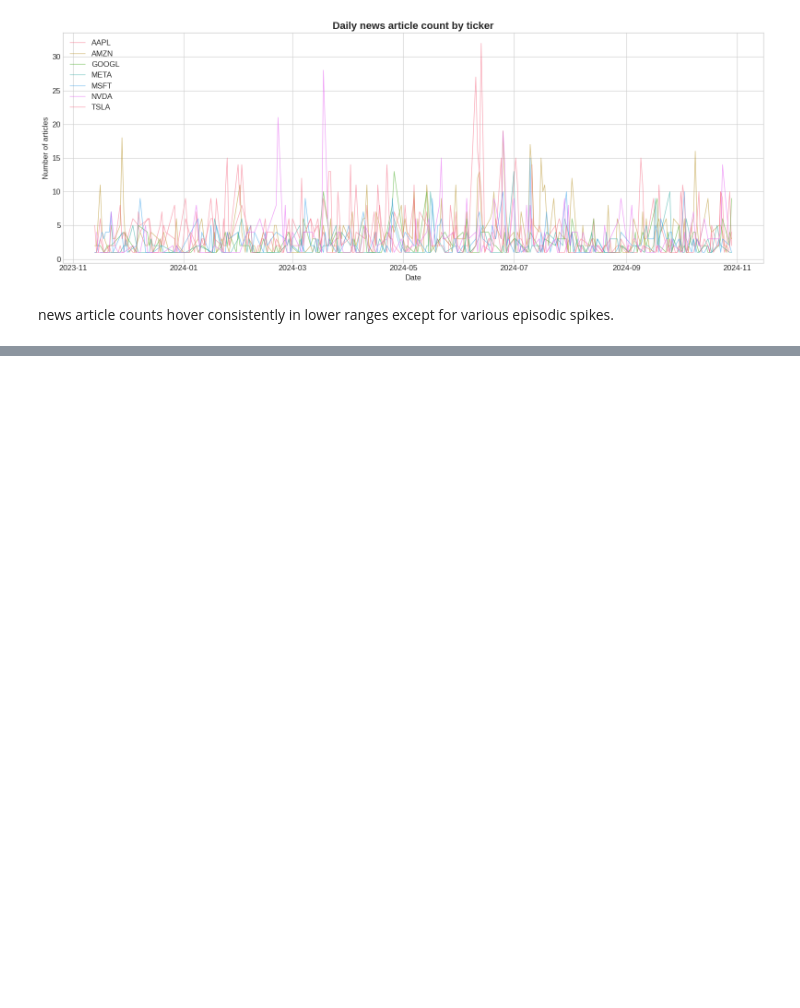
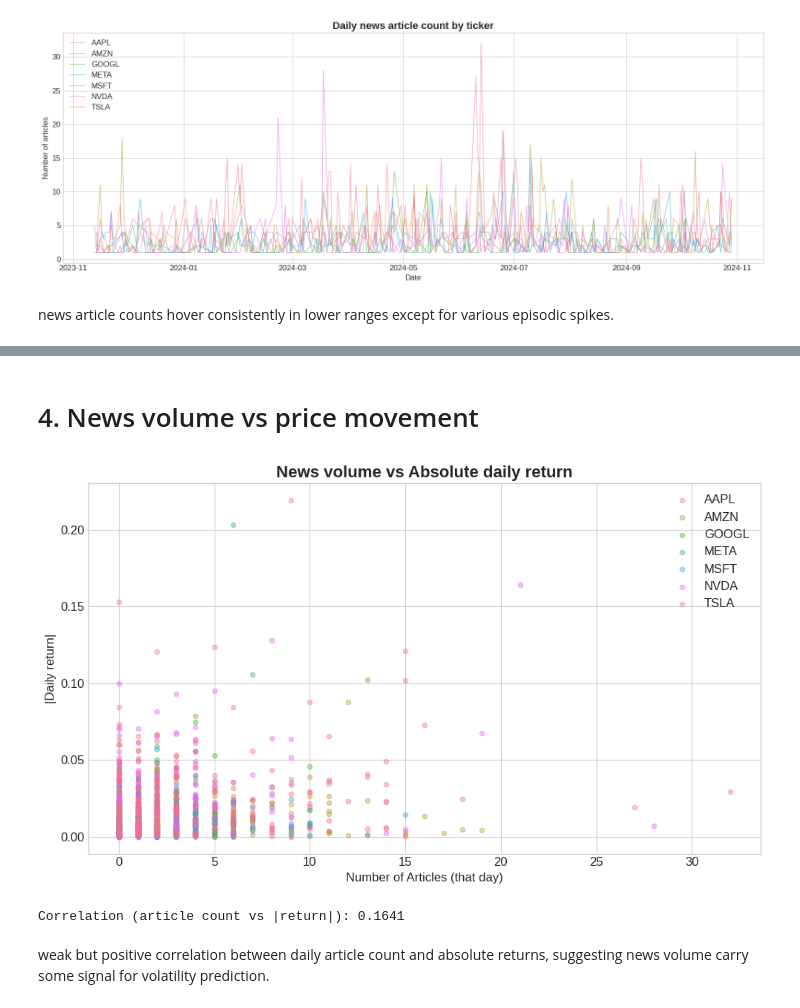
Before and after one commit to oddmayo/sp-global_assessment, a Jupyter notebook: 01_eda.ipynb, the cells around one changed output, grey strips where cells are left out. Cells and saved outputs as stored; diff of their text form; code cells hidden in the pictures; blank space fills up the shorter version.

```diff
--- a/01_eda.ipynb
+++ b/01_eda.ipynb
@@ -256,0 +295,33 @@ news article counts hover consistently in lower ranges except for various episod
+# %% [markdown]
+# 4. News volume vs price movement
+# %%
+price_df['abs_return'] = price_df['daily_return'].abs()
+price_df['date_only'] = price_df['date'].dt.date
+
+merged = price_df.merge(
+    daily_news,
+    left_on=['date_only', 'ticker'],
+    right_on=['date', 'ticker'],
+    how='left'
+)
+merged['article_count'] = merged['article_count'].fillna(0)
+
+fig, ax = plt.subplots(figsize=(10, 6))
+for ticker in tickers:
+    t = merged[merged['ticker'] == ticker]
+    ax.scatter(t['article_count'], t['abs_return'], alpha=0.4, label=ticker, s=20)
+
+ax.set_title('News volume vs Absolute daily return', fontsize=16, fontweight='bold')
+ax.set_xlabel('Number of Articles (that day)')
+ax.set_ylabel('|Daily return|')
+ax.legend()
+plt.tight_layout()
+plt.show()
+
+corr_val = merged[['article_count', 'abs_return']].corr().iloc[0, 1]
+print(f"Correlation (article count vs |return|): {corr_val:.4f}")
+# %% [output]
+[figure, added]
+Correlation (article count vs |return|): 0.1641
+# %% [markdown]
+weak but positive correlation between daily article count and absolute returns, suggesting news volume carry some signal for volatility prediction.
```
Also changed, not shown: parts of 5 cells of this notebook, 2 other files.
